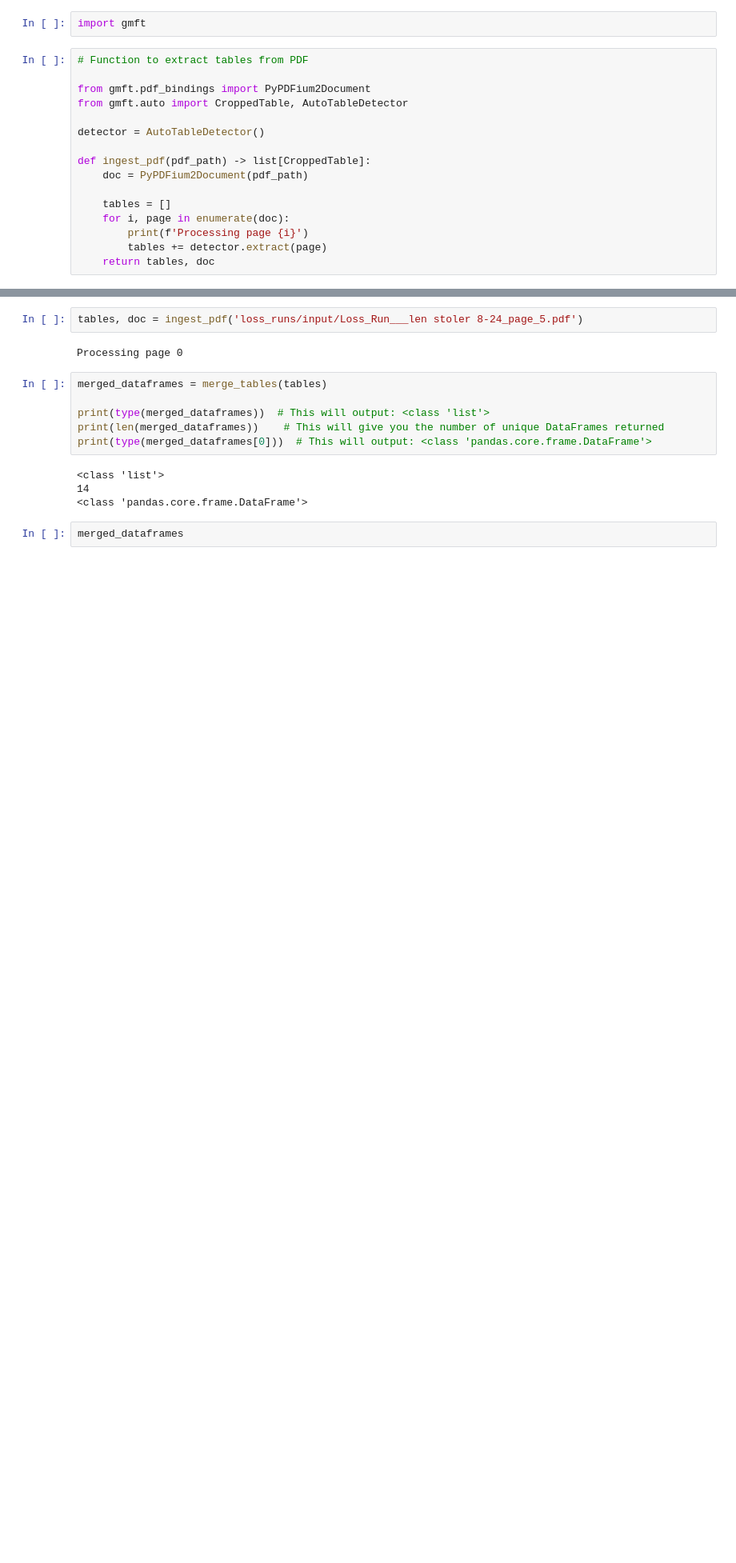
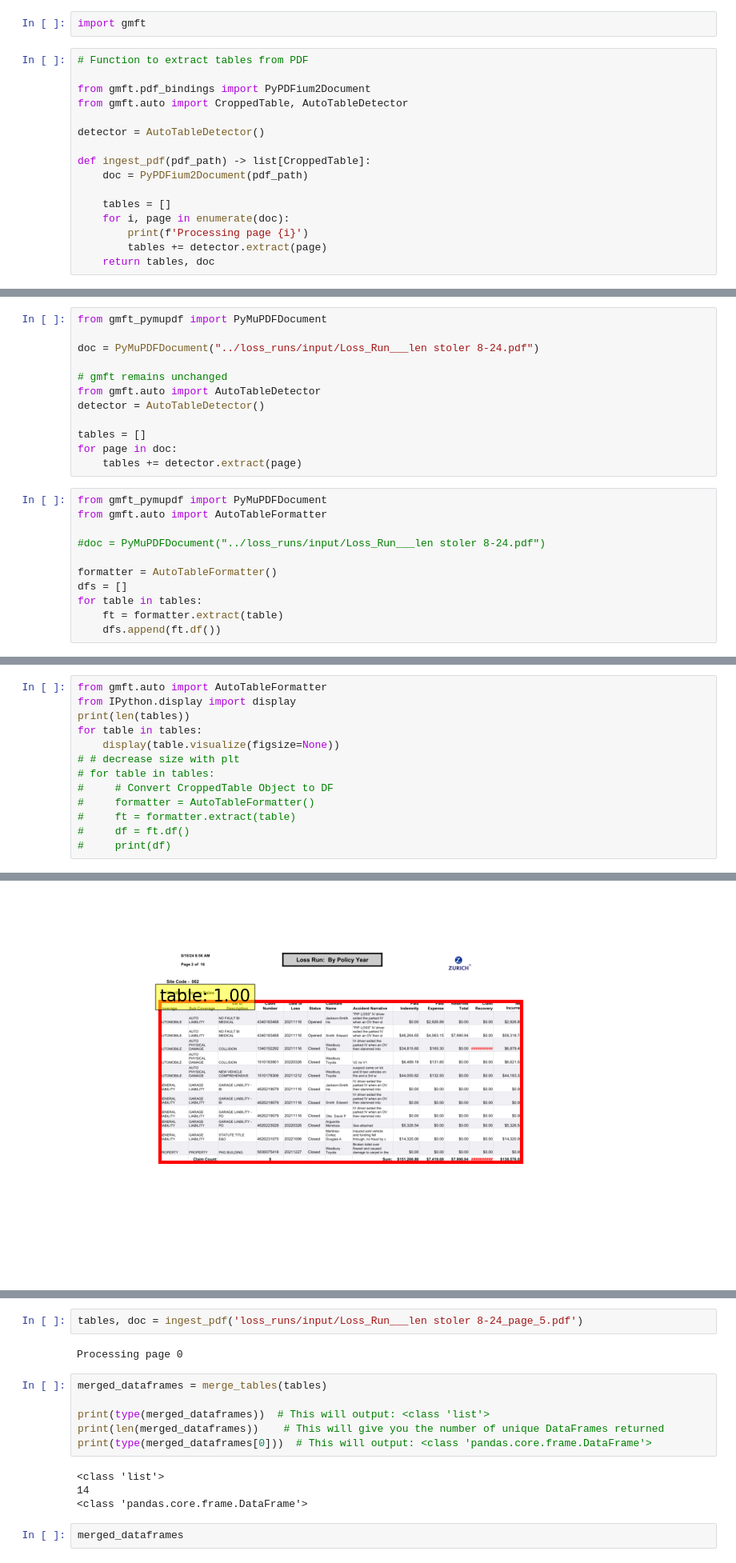
Before and after one commit to benhmiller/Understory, a Jupyter notebook: classification_model/loss_run_preprocessing/pdf_extraction_test_and_compare.ipynb, the cells around one changed output, grey strips where cells are left out. Shown at 80% size. Cells and saved outputs as stored; diff of their text form; blank space fills up the shorter version.

```diff
--- a/classification_model/loss_run_preprocessing/pdf_extraction_test_and_compare.ipynb
+++ b/classification_model/loss_run_preprocessing/pdf_extraction_test_and_compare.ipynb
@@ -18,0 +52,23 @@ def ingest_pdf(pdf_path) -> list[CroppedTable]:
+# %%
+from gmft_pymupdf import PyMuPDFDocument
+
+doc = PyMuPDFDocument("../loss_runs/input/Loss_Run___len stoler 8-24.pdf")
+
+# gmft remains unchanged
+from gmft.auto import AutoTableDetector
+detector = AutoTableDetector()
+
+tables = []
+for page in doc:
+    tables += detector.extract(page)
+# %%
+from gmft_pymupdf import PyMuPDFDocument
+from gmft.auto import AutoTableFormatter
+
+#doc = PyMuPDFDocument("../loss_runs/input/Loss_Run___len stoler 8-24.pdf")
+
+formatter = AutoTableFormatter()
+dfs = []
+for table in tables:
+    ft = formatter.extract(table)
+    dfs.append(ft.df())
@@ -18,0 +79,14 @@ def ingest_pdf(pdf_path) -> list[CroppedTable]:
+# %%
+from gmft.auto import AutoTableFormatter
+from IPython.display import display
+print(len(tables))
+for table in tables:
+    display(table.visualize(figsize=None))
+# # decrease size with plt
+# for table in tables:
+#     # Convert CroppedTable Object to DF
+#     formatter = AutoTableFormatter()
+#     ft = formatter.extract(table)
+#     df = ft.df()
+#     print(df)
+# %% [output]
@@ -18,0 +94 @@ def ingest_pdf(pdf_path) -> list[CroppedTable]:
+[figure, added]
```
Also changed, not shown: parts of 6 cells of this notebook, 9 other files.
